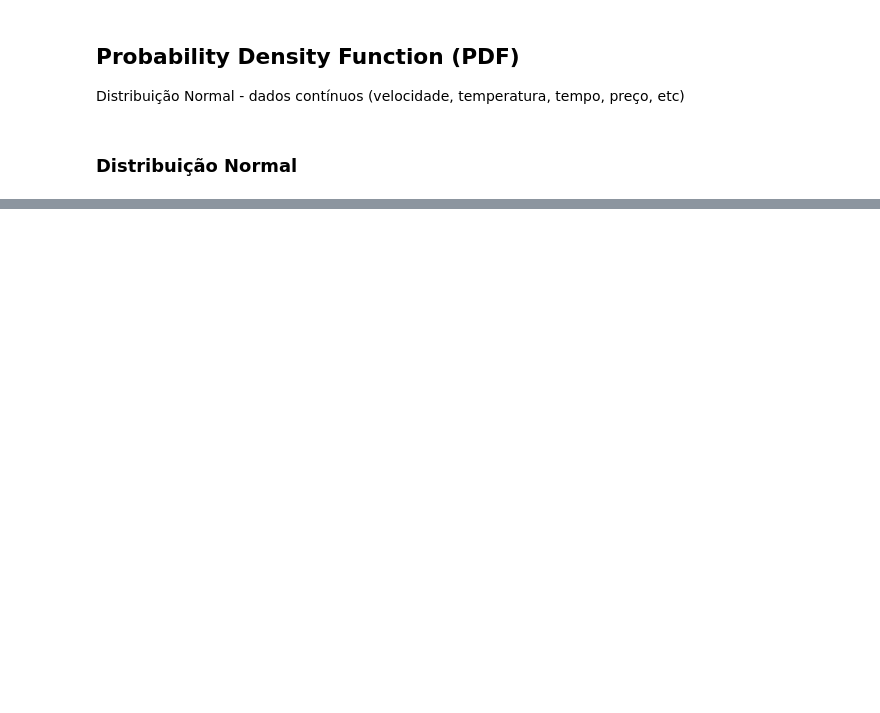
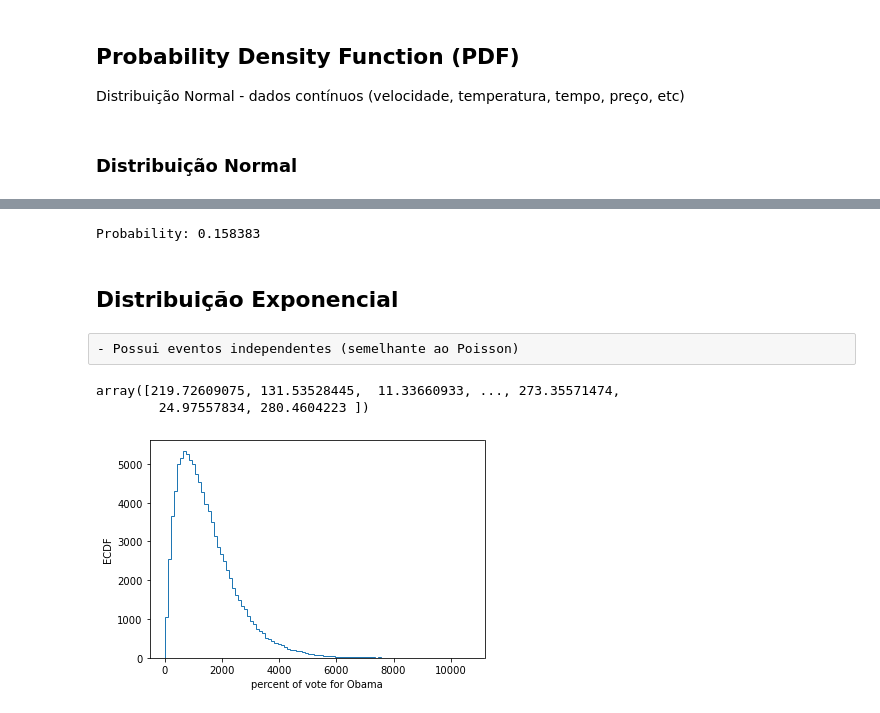
Before and after one commit to luisguicomp/datascience, a Jupyter notebook: statistical/Quantitative Exploratory Data Analysis.ipynb, the cells around one changed output, grey strips where cells are left out. Cells and saved outputs as stored; diff of their text form; code cells hidden in the pictures; blank space fills up the shorter version.

```diff
--- a/statistical/Quantitative Exploratory Data Analysis.ipynb
+++ b/statistical/Quantitative Exploratory Data Analysis.ipynb
@@ -206,0 +209,47 @@ plt.show()
+# %%
+# Take a million samples out of the Normal distribution: samples
+samples = np.random.normal(150, 25, size=1000000)
+
+# Compute the fraction that are faster than 144 seconds: prob
+prob = np.sum(samples <= 125) / len(samples)
+
+# Print the result
+print('Probability:', prob)
+# %% [output]
+Probability: 0.158383
+# %% [markdown]
+## Distribuição Exponencial
+# %% [raw]
+- Possui eventos independentes (semelhante ao Poisson)
+# %%
+samples = np.random.exponential(150, size=1000000) #apenas média
+samples
+# %% [output]
+array([219.72609075, 131.53528445,  11.33660933, ..., 273.35571474,
+        24.97557834, 280.4604223 ])
+# %%
+def successive_poisson(tau1, tau2, size=1):
+    """Compute time for arrival of 2 successive Poisson processes."""
+    # Draw samples out of first exponential distribution: t1
+    t1 = np.random.exponential(tau1, size)
+
+    # Draw samples out of second exponential distribution: t2
+    t2 = np.random.exponential(tau2, size)
+
+    return t1 + t2
+# %%
+# Draw samples of waiting times: waiting_times
+waiting_times = successive_poisson(764 , 715, 100000)
+
+# Make the histogram
+plt.hist(waiting_times, bins=100, histtype='step')
+
+# Label axes
+plt.xlabel('percent of vote for Obama')
+plt.ylabel('ECDF')
+
+
+# Show the plot
+plt.show()
+# %% [output]
+[figure, added]
```
Also changed, not shown: parts of 5 cells of this notebook.
